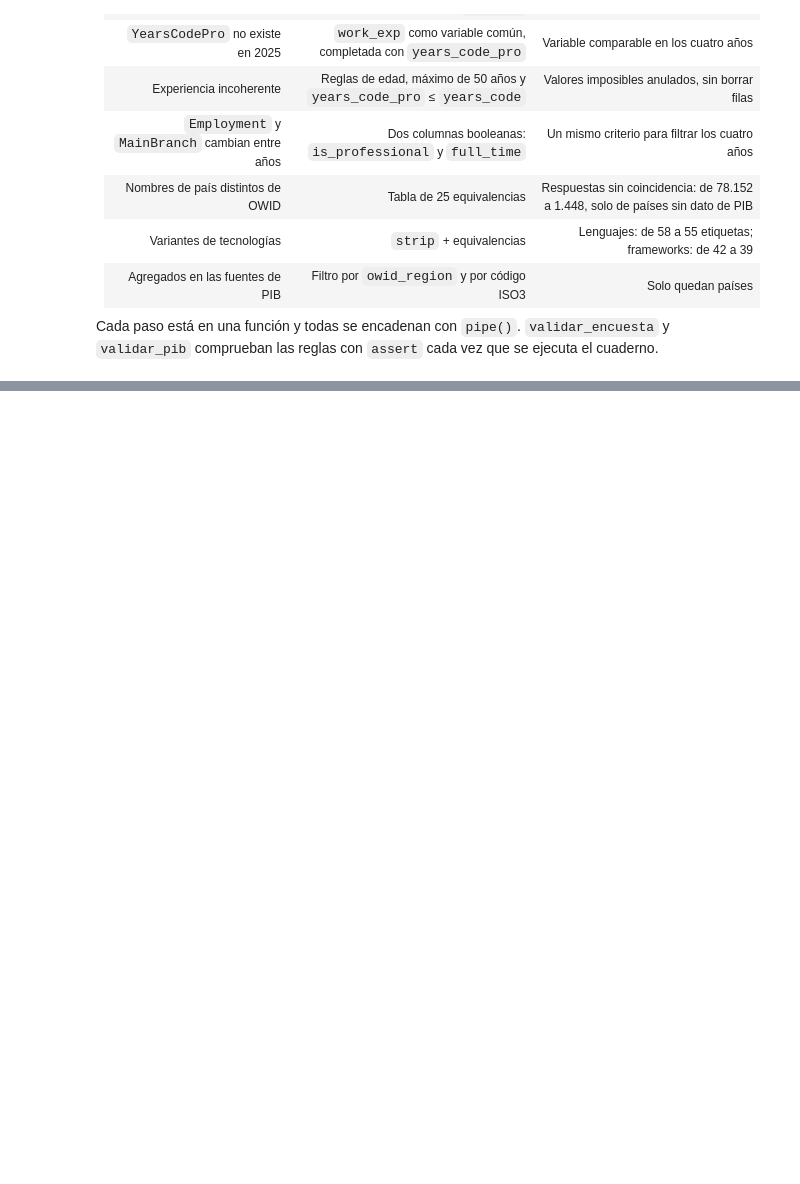
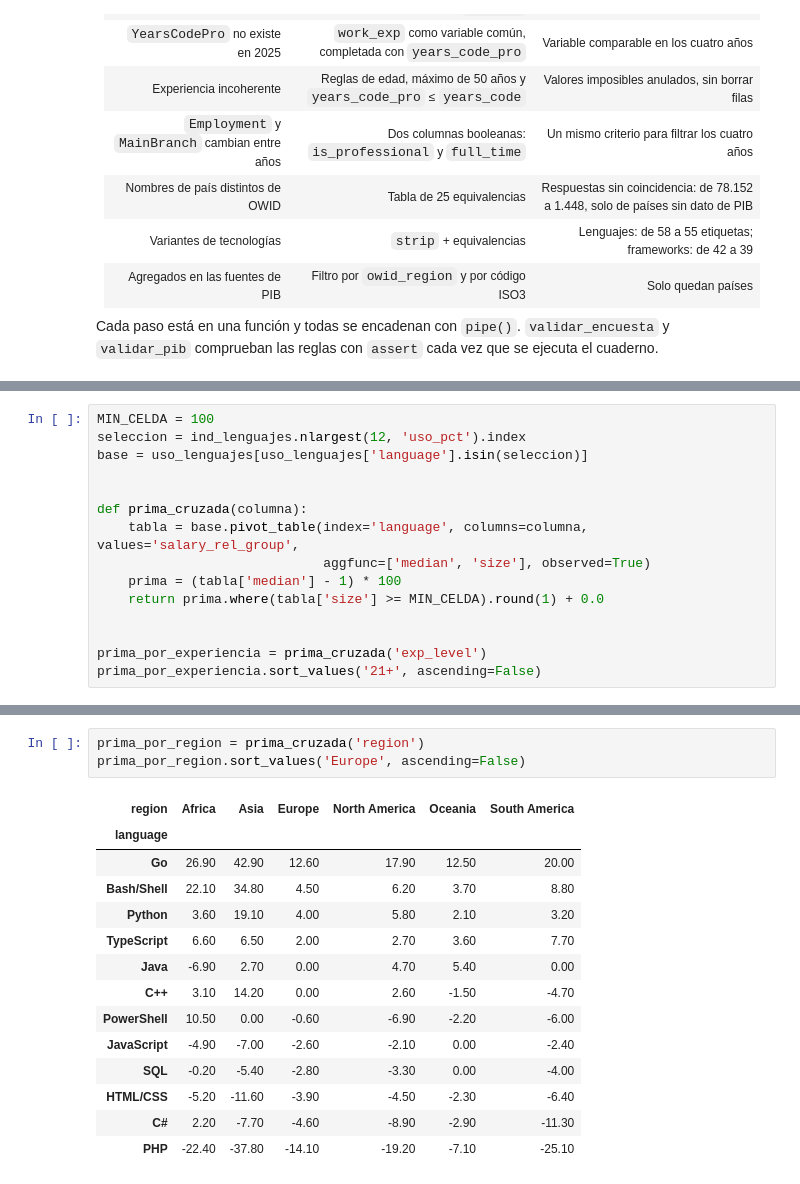
Before and after one commit to Pafuna08/salarios-tecnologias-desarrolladores, a Jupyter notebook: notebooks/data_preparation.ipynb, the cells around one changed output, grey strips where cells are left out. Cells and saved outputs as stored; diff of their text form; blank space fills up the shorter version.

```diff
--- a/notebooks/data_preparation.ipynb
+++ b/notebooks/data_preparation.ipynb
@@ -710,0 +1046,15 @@ Cada paso está en una función y todas se encadenan con `pipe()`. `validar_encu
+# %%
+MIN_CELDA = 100
+seleccion = ind_lenguajes.nlargest(12, 'uso_pct').index
+base = uso_lenguajes[uso_lenguajes['language'].isin(seleccion)]
+
+
+def prima_cruzada(columna):
+    tabla = base.pivot_table(index='language', columns=columna, values='salary_rel_group',
+                             aggfunc=['median', 'size'], observed=True)
+    prima = (tabla['median'] - 1) * 100
+    return prima.where(tabla['size'] >= MIN_CELDA).round(1) + 0.0
+
+
+prima_por_experiencia = prima_cruzada('exp_level')
+prima_por_experiencia.sort_values('21+', ascending=False)
@@ -710,0 +1076,18 @@ Cada paso está en una función y todas se encadenan con `pipe()`. `validar_encu
+# %%
+prima_por_region = prima_cruzada('region')
+prima_por_region.sort_values('Europe', ascending=False)
+# %% [output]
+| region | Africa | Asia | Europe | North America | Oceania | South America |
+| language |  |  |  |  |  |  |
+| Go | 26.90 | 42.90 | 12.60 | 17.90 | 12.50 | 20.00 |
+| Bash/Shell | 22.10 | 34.80 | 4.50 | 6.20 | 3.70 | 8.80 |
+| Python | 3.60 | 19.10 | 4.00 | 5.80 | 2.10 | 3.20 |
+| TypeScript | 6.60 | 6.50 | 2.00 | 2.70 | 3.60 | 7.70 |
+| Java | -6.90 | 2.70 | 0.00 | 4.70 | 5.40 | 0.00 |
+| C++ | 3.10 | 14.20 | 0.00 | 2.60 | -1.50 | -4.70 |
+| PowerShell | 10.50 | 0.00 | -0.60 | -6.90 | -2.20 | -6.00 |
+| JavaScript | -4.90 | -7.00 | -2.60 | -2.10 | 0.00 | -2.40 |
+| SQL | -0.20 | -5.40 | -2.80 | -3.30 | 0.00 | -4.00 |
+| HTML/CSS | -5.20 | -11.60 | -3.90 | -4.50 | -2.30 | -6.40 |
+| C# | 2.20 | -7.70 | -4.60 | -8.90 | -2.90 | -11.30 |
+| PHP | -22.40 | -37.80 | -14.10 | -19.20 | -7.10 | -25.10 |
```
Also changed, not shown: parts of 33 cells of this notebook.
